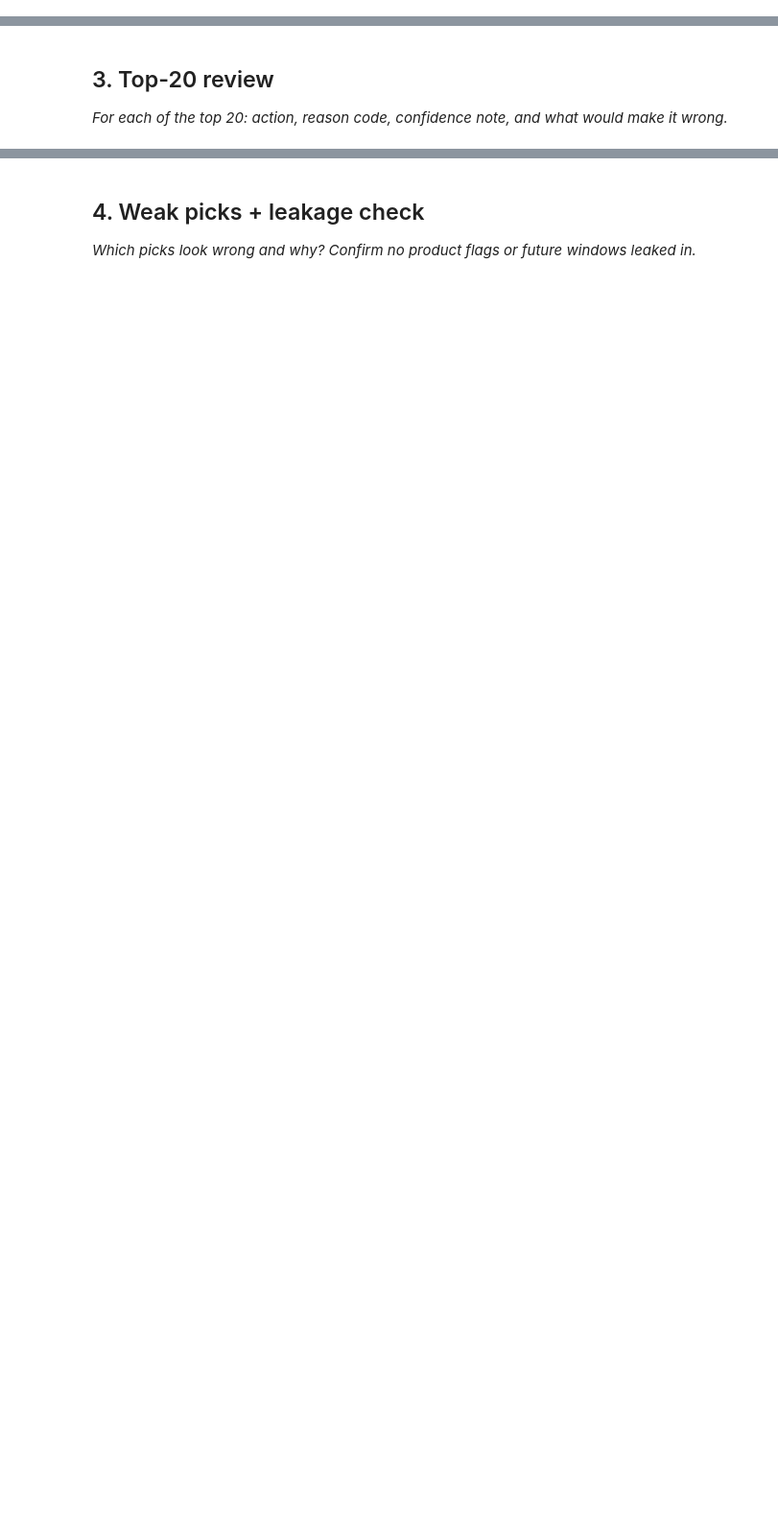
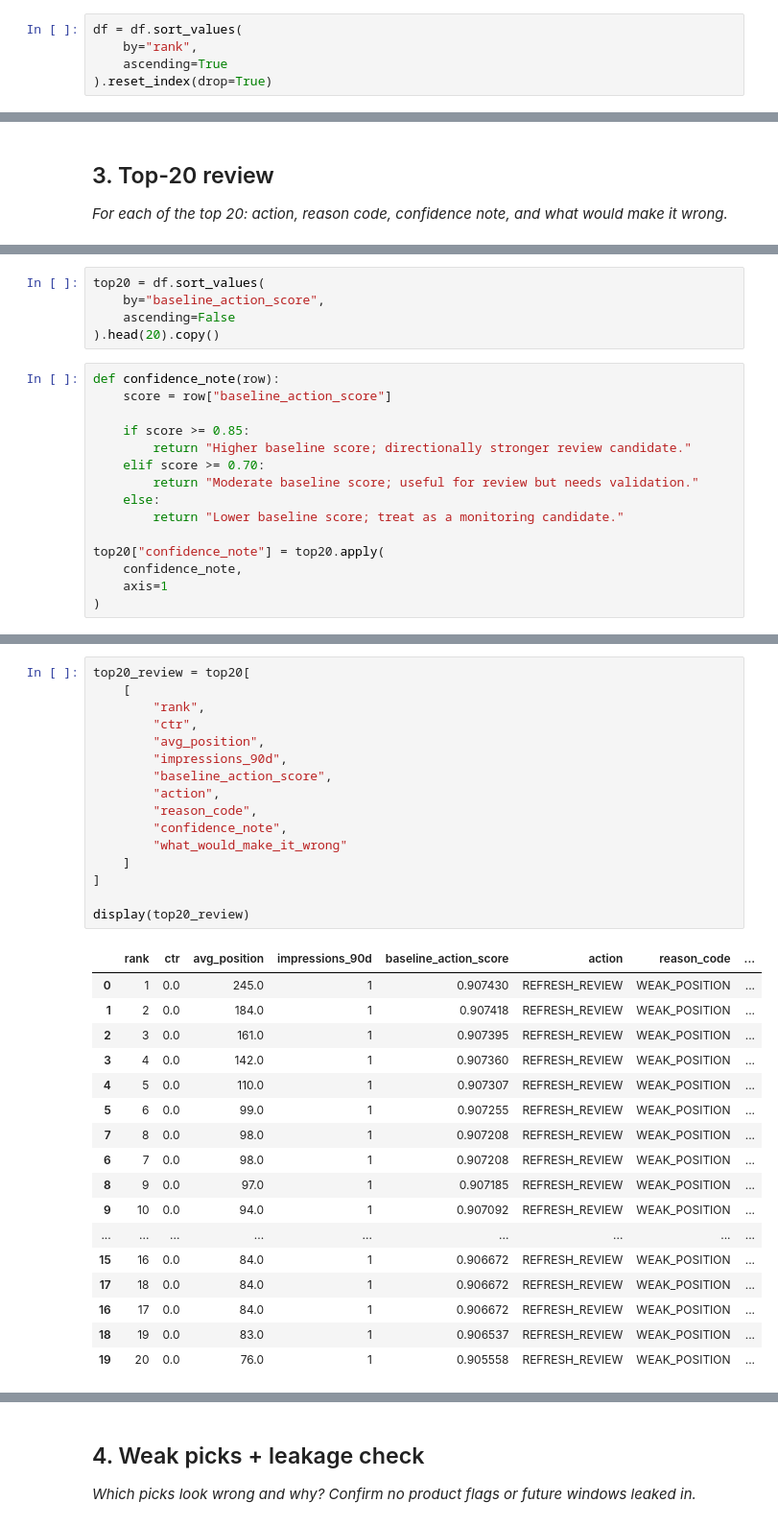
Before and after one commit to Roselyn-Koech/flyrank-ml-internship, a Jupyter notebook: work/notebooks/w04_baseline_score.ipynb, the cells around one changed output, grey strips where cells are left out. Shown at 96% size. Cells and saved outputs as stored; diff of their text form; blank space fills up the shorter version.

```diff
--- a/work/notebooks/w04_baseline_score.ipynb
+++ b/work/notebooks/w04_baseline_score.ipynb
@@ -22,0 +196,5 @@ This skeleton is yours to fill. Work the sections **in order** — each one has
+# %%
+df = df.sort_values(
+    by="rank",
+    ascending=True
+).reset_index(drop=True)
@@ -29,0 +280,20 @@ This skeleton is yours to fill. Work the sections **in order** — each one has
+# %%
+top20 = df.sort_values(
+    by="baseline_action_score",
+    ascending=False
+).head(20).copy()
+# %%
+def confidence_note(row):
+    score = row["baseline_action_score"]
+
+    if score >= 0.85:
+        return "Higher baseline score; directionally stronger review candidate."
+    elif score >= 0.70:
+        return "Moderate baseline score; useful for review but needs validation."
+    else:
+        return "Lower baseline score; treat as a monitoring candidate."
+
+top20["confidence_note"] = top20.apply(
+    confidence_note,
+    axis=1
+)
@@ -29,0 +332,34 @@ This skeleton is yours to fill. Work the sections **in order** — each one has
+# %%
+top20_review = top20[
+    [
+        "rank",
+        "ctr",
+        "avg_position",
+        "impressions_90d",
+        "baseline_action_score",
+        "action",
+        "reason_code",
+        "confidence_note",
+        "what_would_make_it_wrong"
+    ]
+]
+
+display(top20_review)
+# %% [output]
+|  | rank | ctr | avg_position | impressions_90d | baseline_action_score | action | reason_code | ... |
+| 0 | 1 | 0.0 | 245.0 | 1 | 0.907430 | REFRESH_REVIEW | WEAK_POSITION | ... |
+| 1 | 2 | 0.0 | 184.0 | 1 | 0.907418 | REFRESH_REVIEW | WEAK_POSITION | ... |
+| 2 | 3 | 0.0 | 161.0 | 1 | 0.907395 | REFRESH_REVIEW | WEAK_POSITION | ... |
+| 3 | 4 | 0.0 | 142.0 | 1 | 0.907360 | REFRESH_REVIEW | WEAK_POSITION | ... |
+| 4 | 5 | 0.0 | 110.0 | 1 | 0.907307 | REFRESH_REVIEW | WEAK_POSITION | ... |
+| 5 | 6 | 0.0 | 99.0 | 1 | 0.907255 | REFRESH_REVIEW | WEAK_POSITION | ... |
+| 7 | 8 | 0.0 | 98.0 | 1 | 0.907208 | REFRESH_REVIEW | WEAK_POSITION | ... |
+| 6 | 7 | 0.0 | 98.0 | 1 | 0.907208 | REFRESH_REVIEW | WEAK_POSITION | ... |
+| 8 | 9 | 0.0 | 97.0 | 1 | 0.907185 | REFRESH_REVIEW | WEAK_POSITION | ... |
+| 9 | 10 | 0.0 | 94.0 | 1 | 0.907092 | REFRESH_REVIEW | WEAK_POSITION | ... |
+| ... | ... | ... | ... | ... | ... | ... | ... | ... |
+| 15 | 16 | 0.0 | 84.0 | 1 | 0.906672 | REFRESH_REVIEW | WEAK_POSITION | ... |
+| 17 | 18 | 0.0 | 84.0 | 1 | 0.906672 | REFRESH_REVIEW | WEAK_POSITION | ... |
+| 16 | 17 | 0.0 | 84.0 | 1 | 0.906672 | REFRESH_REVIEW | WEAK_POSITION | ... |
+| 18 | 19 | 0.0 | 83.0 | 1 | 0.906537 | REFRESH_REVIEW | WEAK_POSITION | ... |
+| 19 | 20 | 0.0 | 76.0 | 1 | 0.905558 | REFRESH_REVIEW | WEAK_POSITION | ... |
```
Also changed, not shown: parts of 33 cells of this notebook.
